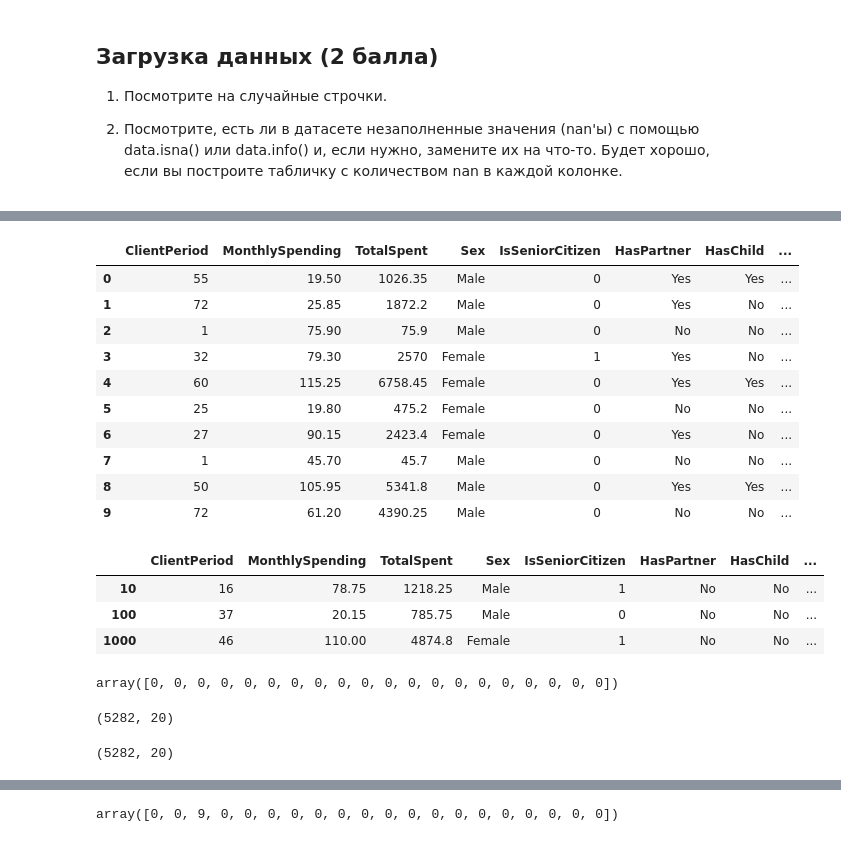
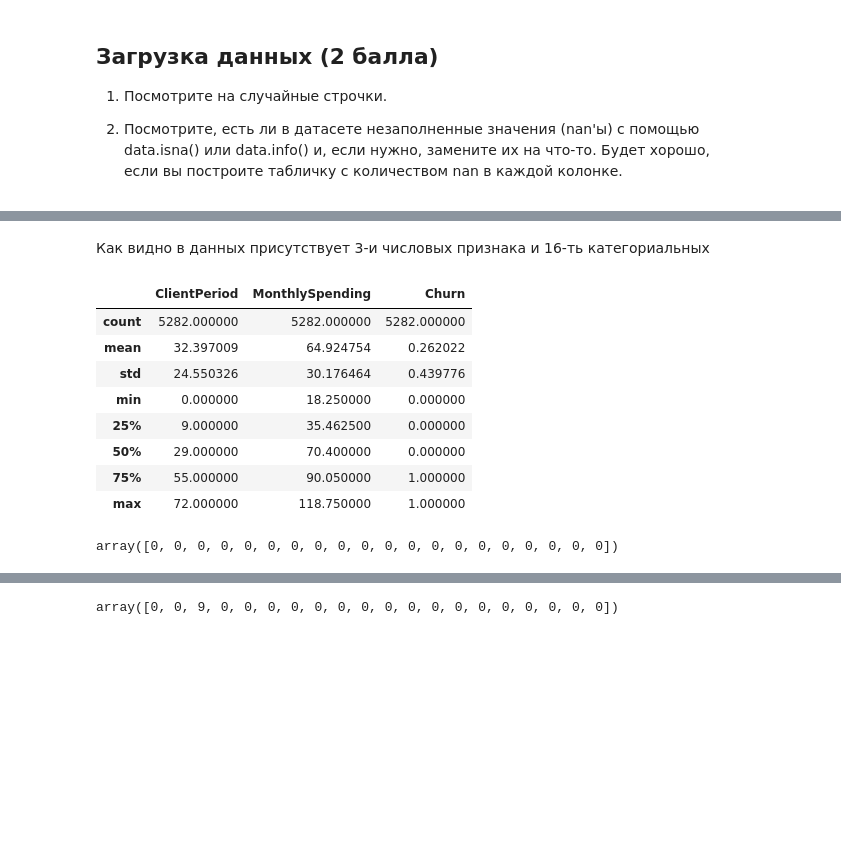
Before and after one commit to dokicode/deeplearning, a Jupyter notebook: basic/home16.1/hw_kaggle.ipynb, the cells around one changed output, grey strips where cells are left out. Cells and saved outputs as stored; diff of their text form; code cells hidden in the pictures; blank space fills up the shorter version.

```diff
--- a/basic/home16.1/hw_kaggle.ipynb
+++ b/basic/home16.1/hw_kaggle.ipynb
@@ -101,3 +133,5 @@ data = pd.read_csv('./train.csv')
+# %% [markdown]
+Как видно в данных присутствует 3-и числовых признака и 16-ть категориальных
 # %%
 # Для вашего удобства списки с именами разных колонок
 
@@ -130,42 +164,24 @@ cat_cols = [
 
 feature_cols = num_cols + cat_cols
 target_col = 'Churn'
-# %%
-# первые десять строк датасета
-data.head(10)
-# %% [output]
-|  | ClientPeriod | MonthlySpending | TotalSpent | Sex | IsSeniorCitizen | HasPartner | HasChild | ... |
-| 0 | 55 | 19.50 | 1026.35 | Male | 0 | Yes | Yes | ... |
-| 1 | 72 | 25.85 | 1872.2 | Male | 0 | Yes | No | ... |
-| 2 | 1 | 75.90 | 75.9 | Male | 0 | No | No | ... |
-| 3 | 32 | 79.30 | 2570 | Female | 1 | Yes | No | ... |
-| 4 | 60 | 115.25 | 6758.45 | Female | 0 | Yes | Yes | ... |
-| 5 | 25 | 19.80 | 475.2 | Female | 0 | No | No | ... |
-| 6 | 27 | 90.15 | 2423.4 | Female | 0 | Yes | No | ... |
-| 7 | 1 | 45.70 | 45.7 | Male | 0 | No | No | ... |
-| 8 | 50 | 105.95 | 5341.8 | Male | 0 | Yes | Yes | ... |
-| 9 | 72 | 61.20 | 4390.25 | Male | 0 | No | No | ... |
+# %%
+data[cat_cols] = data[cat_cols].astype('category')
 # %%
 # случайные строки датачета
-data.iloc[[10, 100, 1000]]
+data.describe()
 # %% [output]
-|  | ClientPeriod | MonthlySpending | TotalSpent | Sex | IsSeniorCitizen | HasPartner | HasChild | ... |
-| 10 | 16 | 78.75 | 1218.25 | Male | 1 | No | No | ... |
-| 100 | 37 | 20.15 | 785.75 | Male | 0 | No | No | ... |
-| 1000 | 46 | 110.00 | 4874.8 | Female | 1 | No | No | ... |
+|  | ClientPeriod | MonthlySpending | Churn |
+| count | 5282.000000 | 5282.000000 | 5282.000000 |
+| mean | 32.397009 | 64.924754 | 0.262022 |
+| std | 24.550326 | 30.176464 | 0.439776 |
+| min | 0.000000 | 18.250000 | 0.000000 |
+| 25% | 9.000000 | 35.462500 | 0.000000 |
+| 50% | 29.000000 | 70.400000 | 0.000000 |
+| 75% | 55.000000 | 90.050000 | 1.000000 |
+| max | 72.000000 | 118.750000 | 1.000000 |
 # %%
 # проверка прорусков в данных
 sum(data.isna().values)
 # как видно пропусков нет
 # %% [output]
 array([0, 0, 0, 0, 0, 0, 0, 0, 0, 0, 0, 0, 0, 0, 0, 0, 0, 0, 0, 0])
-# %%
-data.shape
-# %% [output]
-(5282, 20)
-# %%
-# на всякий случай применим фильтр
-data = data.dropna()
-data.shape
-# %% [output]
-(5282, 20)
```
Also changed, not shown: parts of 62 cells of this notebook, 6 other files.
